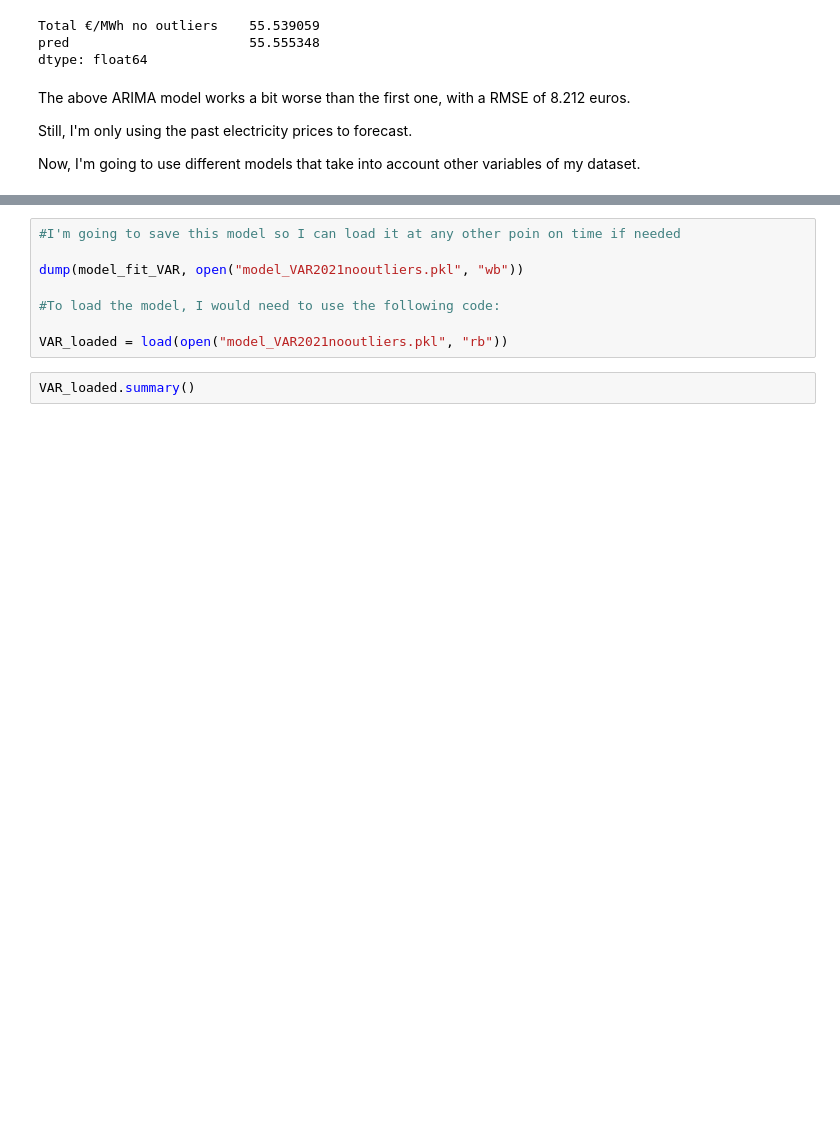
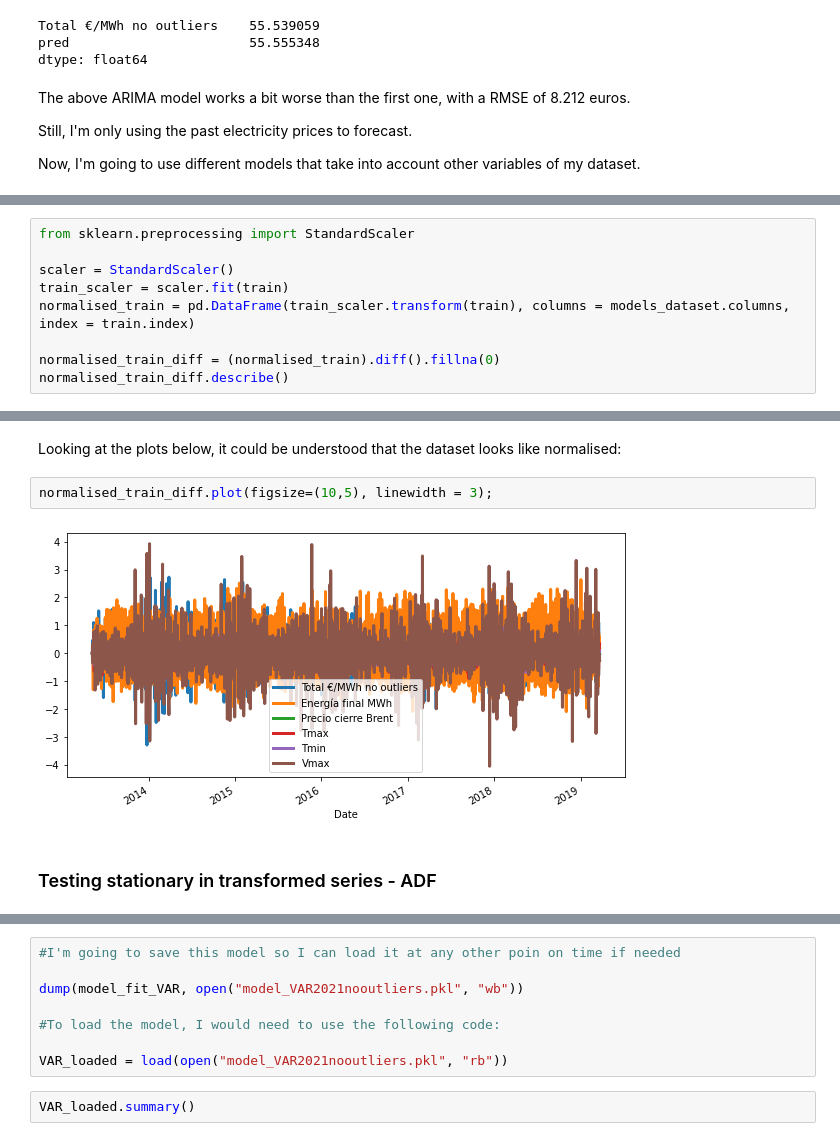
Before and after one commit to PaulaCervilla/Electricity-prices-predictions-in-Spain---Data-Science-TFM, a Jupyter notebook: TFM Precio electricidad - Modelling - 2013-2021 handling outliers.ipynb, the cells around one changed output, grey strips where cells are left out. Saved outputs shown, nothing was run; the diff lists cells and outputs as text; blank space fills up the shorter version.

```diff
--- a/TFM Precio electricidad - Modelling - 2013-2021 handling outliers.ipynb
+++ b/TFM Precio electricidad - Modelling - 2013-2021 handling outliers.ipynb
@@ -1088,0 +1018,9 @@ RMSE for TPrec is :  2.3016852010118334
+# %%
+from sklearn.preprocessing import StandardScaler
+
+scaler = StandardScaler()
+train_scaler = scaler.fit(train)
+normalised_train = pd.DataFrame(train_scaler.transform(train), columns = models_dataset.columns, index = train.index)
+
+normalised_train_diff = (normalised_train).diff().fillna(0)
+normalised_train_diff.describe()
@@ -1088,0 +1037,8 @@ RMSE for TPrec is :  2.3016852010118334
+# %% [markdown]
+Looking at the plots below, it could be understood that the dataset looks like normalised:
+# %%
+normalised_train_diff.plot(figsize=(10,5), linewidth = 3);
+# %% [output]
+[figure, added]
+# %% [markdown]
+### Testing stationary in transformed series - ADF
```
Also changed, not shown: parts of 72 cells of this notebook.
